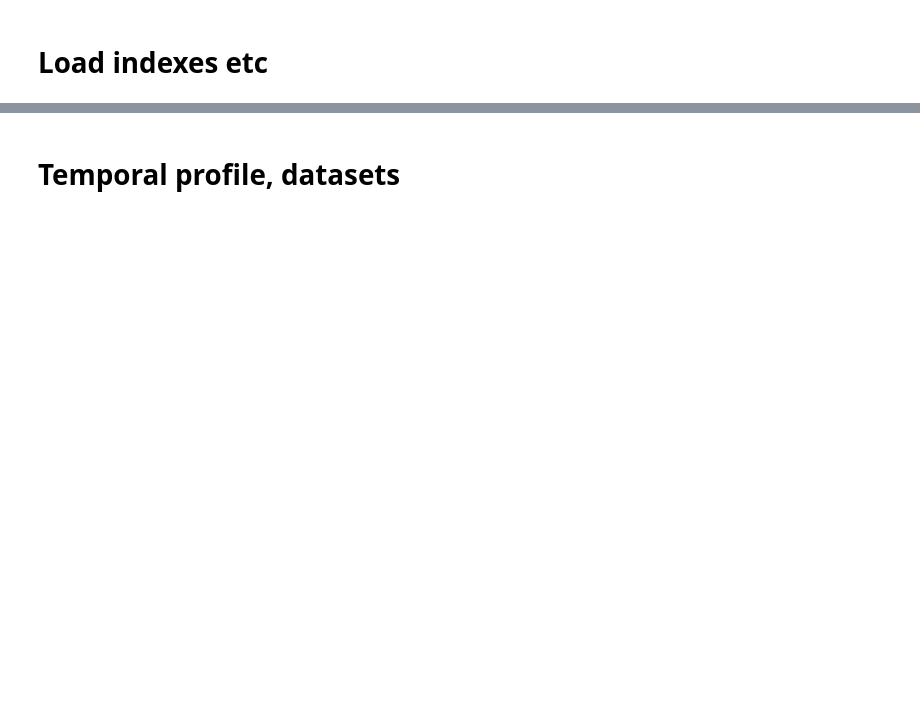
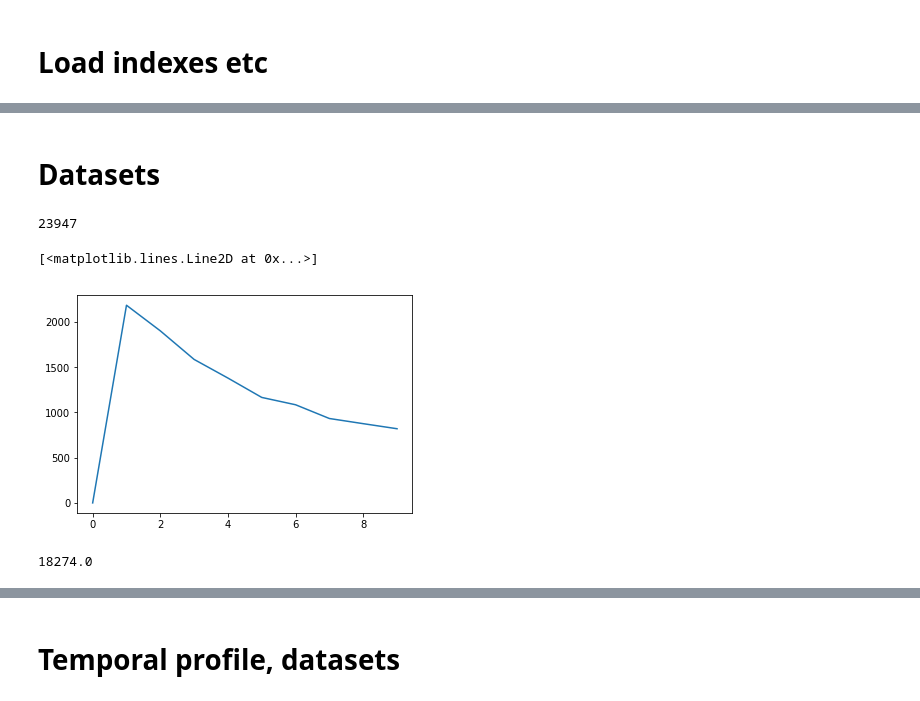
Before and after one commit to etalab/piwik_logs, a Jupyter notebook: links.ipynb, the cells around one changed output, grey strips where cells are left out. Drawn from its saved outputs; the diff is of its cells as text; code cells hidden in the pictures; blank space fills up the shorter version.

```diff
--- a/links.ipynb
+++ b/links.ipynb
@@ -22,0 +80,28 @@ with open('visits_clean.json', 'r') as f:
+# %% [markdown]
+# Datasets
+# %%
+dataset_count = defaultdict(int)
+for day in days:
+    visits = visits_by_day[day]
+    for visit in visits:
+        for kind, value in visit:
+            if (kind == 'id'):
+                dataset_count[value] += 1
+# %%
+len(dataset_count)
+# %% [output]
+23947
+# %%
+counts = [couple[1] for couple in dataset_count.items()]
+count_histogram = np.zeros((max(counts) + 1))
+for count in counts:
+    count_histogram[count] += 1
+
+plt.plot(count_histogram[:10])
+# %% [output]
+[<matplotlib.lines.Line2D at 0x...>]
+[figure, added]
+# %%
+sum(count_histogram[4:])
+# %% [output]
+18274.0
```
Also changed, not shown: parts of 30 cells of this notebook, 3 other files.
